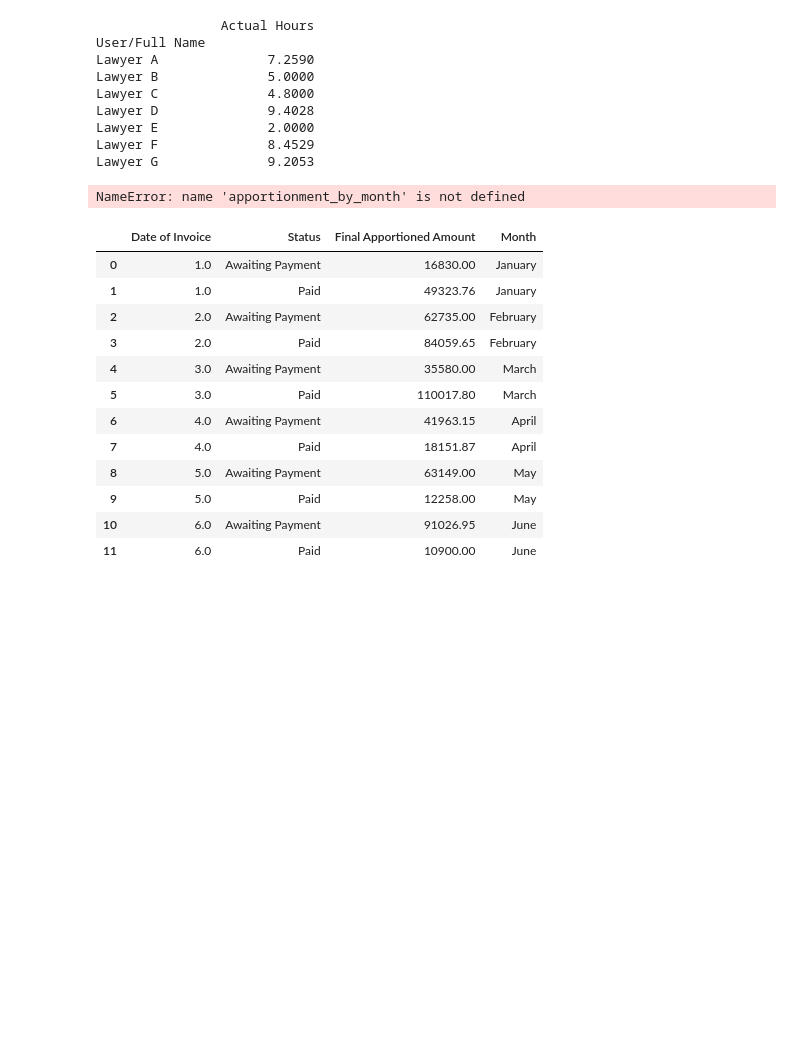
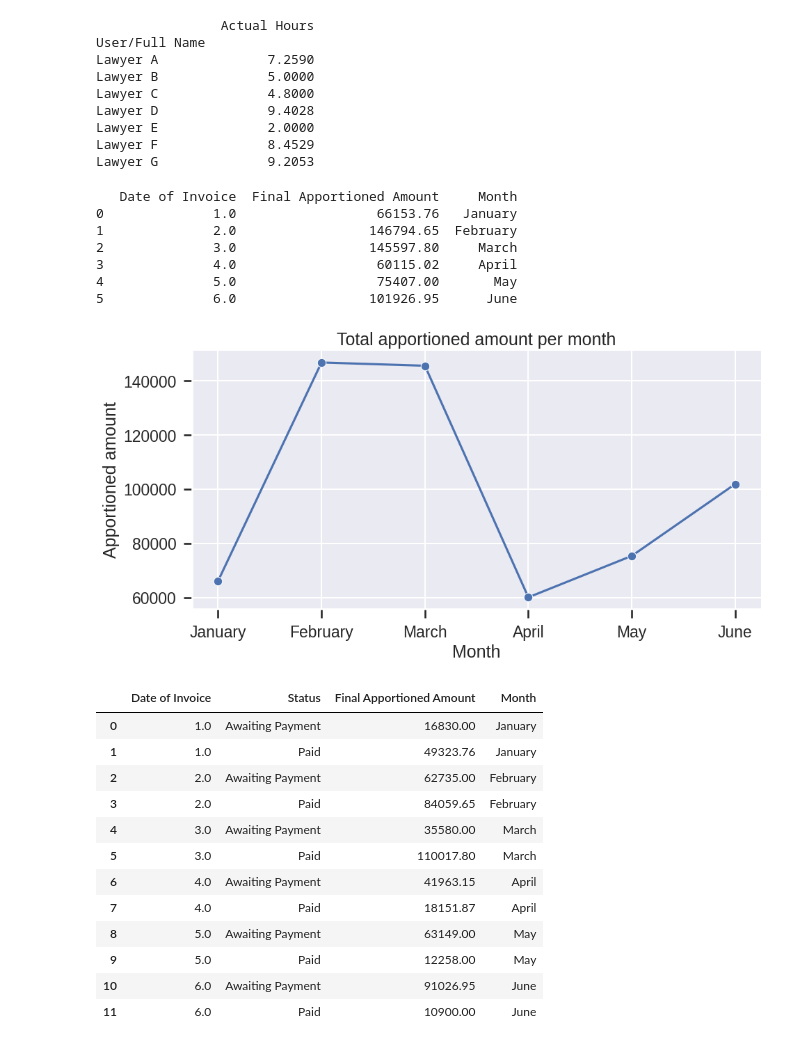
Before and after one commit to snek5/4gia-datachallenge, a Jupyter notebook: 4_gia.ipynb, the cells around one changed output. Drawn from its saved outputs; the diff is of its cells as text; code cells hidden in the pictures; blank space fills up the shorter version.

```diff
--- a/4_gia.ipynb
+++ b/4_gia.ipynb
@@ -197,20 +197,32 @@ Lawyer F              8.4529
 Lawyer G              9.2053
 # %%
 """ Monthly Revenue """
+# Grouping the apportionment table by month only
+apportionment_by_month = apportionment.groupby(apportionment['Date of Invoice'].dt.month).agg({'Final Apportioned Amount' : 'sum'}).reset_index()
+
+apportionment_by_month['Month'] = month_col(apportionment_by_month, 'Date of Invoice')
+print(apportionment_by_month)
 
 # Plotting total apportioned amount per month
 sns.relplot(data = apportionment_by_month,
                 x = 'Month',
                 y = 'Final Apportioned Amount',
                 ci = None,
                 kind = 'line',
                 marker = 'o',
                 aspect = 2)
 plt.ylabel('Apportioned amount')
 plt.title('Total apportioned amount per month')
 plt.show()
 # %% [output]
-NameError: name 'apportionment_by_month' is not defined
+   Date of Invoice  Final Apportioned Amount     Month
+0              1.0                  66153.76   January
+1              2.0                 146794.65  February
+2              3.0                 145597.80     March
+3              4.0                  60115.02     April
+4              5.0                  75407.00       May
+5              6.0                 101926.95      June
+[figure, added]
 # %%
 # Total apportioned amount per month by status
 
```
Also changed, not shown: parts of 6 cells of this notebook, 1 other file.
